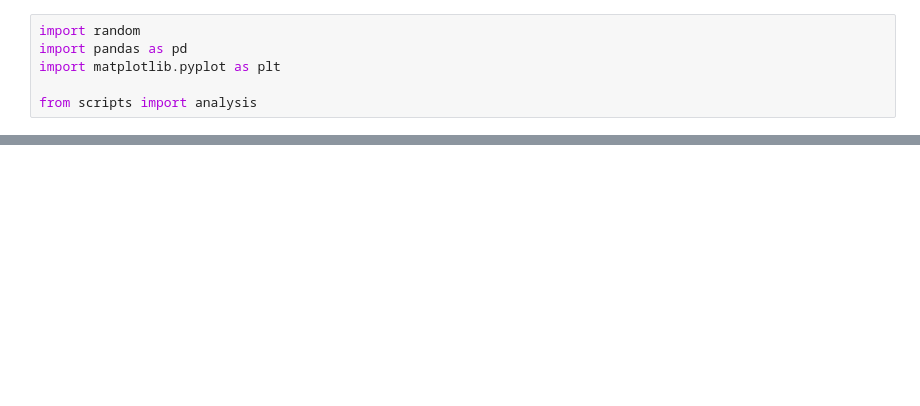
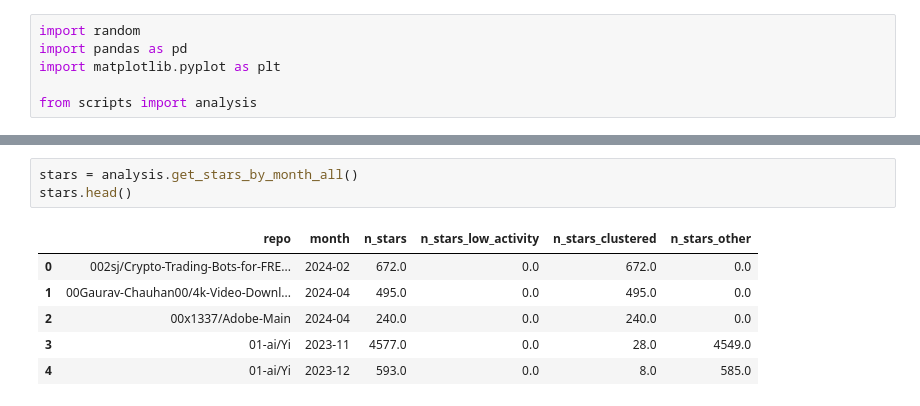
Before and after one commit to hehao98/StarScout, a Jupyter notebook: exploratory_analysis_copycatch.ipynb, the cells around one changed output, grey strips where cells are left out. Saved outputs shown, nothing was run; the diff lists cells and outputs as text; blank space fills up the shorter version.

```diff
--- a/exploratory_analysis_copycatch.ipynb
+++ b/exploratory_analysis_copycatch.ipynb
@@ -16,0 +24,10 @@ low_activity_repos.head()
+# %%
+stars = analysis.get_stars_by_month_all()
+stars.head()
+# %% [output]
+|  | repo | month | n_stars | n_stars_low_activity | n_stars_clustered | n_stars_other |
+| 0 | 002sj/Crypto-Trading-Bots-for-FRE... | 2024-02 | 672.0 | 0.0 | 672.0 | 0.0 |
+| 1 | 00Gaurav-Chauhan00/4k-Video-Downl... | 2024-04 | 495.0 | 0.0 | 495.0 | 0.0 |
+| 2 | 00x1337/Adobe-Main | 2024-04 | 240.0 | 0.0 | 240.0 | 0.0 |
+| 3 | 01-ai/Yi | 2023-11 | 4577.0 | 0.0 | 28.0 | 4549.0 |
+| 4 | 01-ai/Yi | 2023-12 | 593.0 | 0.0 | 8.0 | 585.0 |
```
Also changed, not shown: parts of 8 cells of this notebook, 2 other files.
